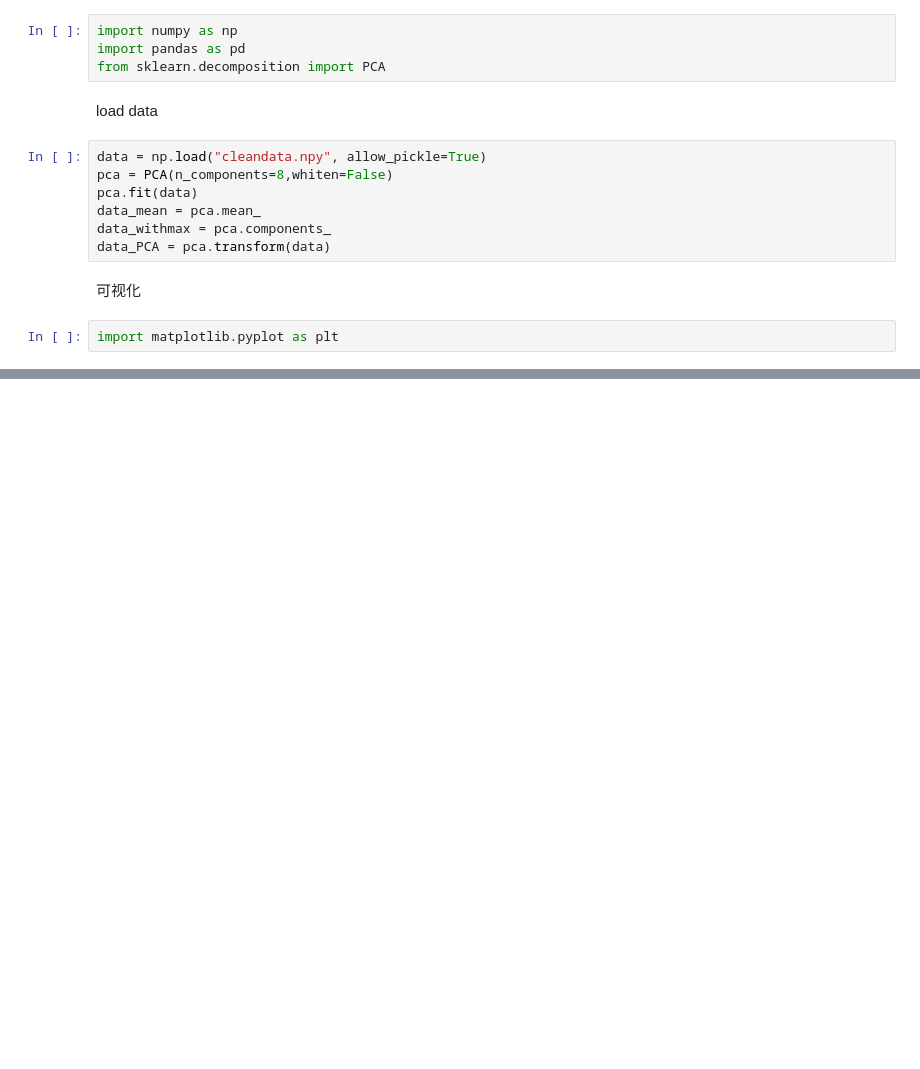
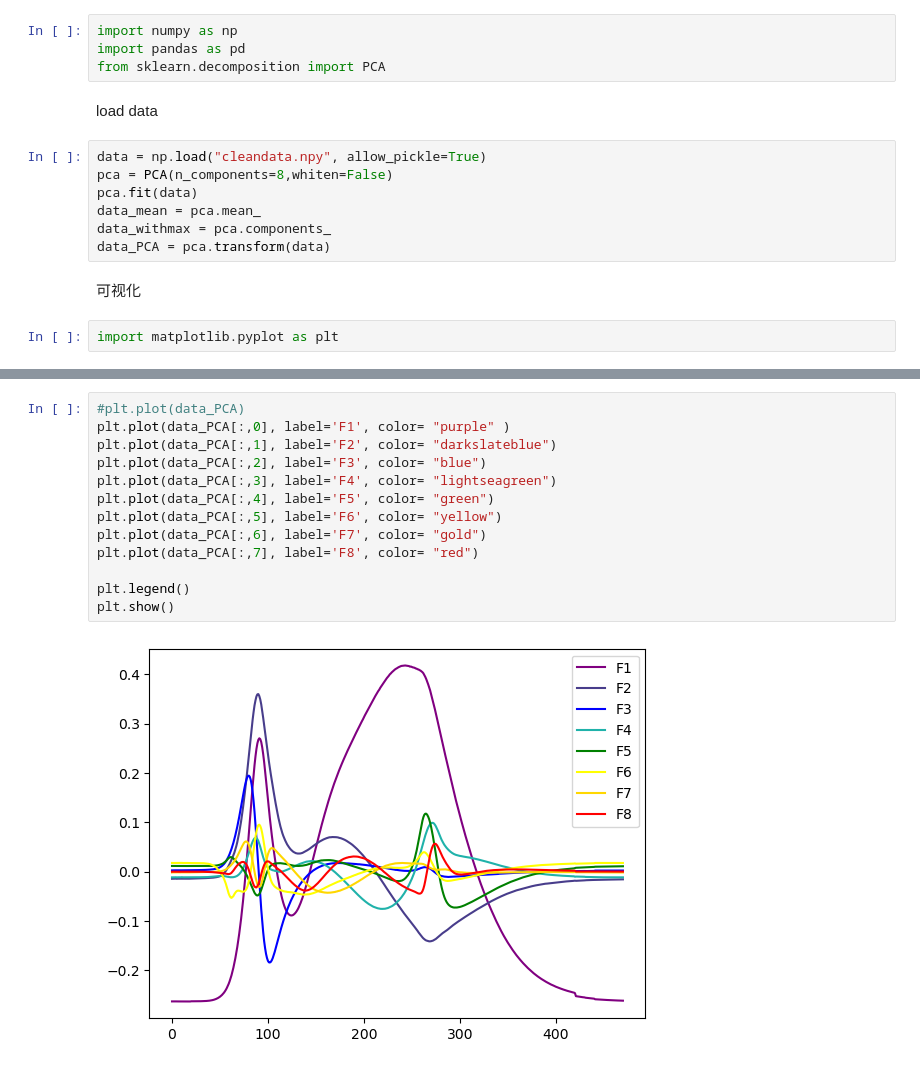
Before and after one commit to DTC320/ComputationalSpectrometers, a Jupyter notebook: PCA.ipynb, the cells around one changed output, grey strips where cells are left out. Saved outputs shown, nothing was run; the diff lists cells and outputs as text; blank space fills up the shorter version.

Commit message:
change color

```diff
--- a/PCA.ipynb
+++ b/PCA.ipynb
@@ -27,3 +28,18 @@ plt.plot(data_PCA)
  <matplotlib.lines.Line2D at 0x...>,
  <matplotlib.lines.Line2D at 0x...>]
 [figure]
+# %%
+#plt.plot(data_PCA)
+plt.plot(data_PCA[:,0], label='F1', color= "purple" )
+plt.plot(data_PCA[:,1], label='F2', color= "darkslateblue")
+plt.plot(data_PCA[:,2], label='F3', color= "blue")
+plt.plot(data_PCA[:,3], label='F4', color= "lightseagreen")
+plt.plot(data_PCA[:,4], label='F5', color= "green")
+plt.plot(data_PCA[:,5], label='F6', color= "yellow")
+plt.plot(data_PCA[:,6], label='F7', color= "gold")
+plt.plot(data_PCA[:,7], label='F8', color= "red")
+
+plt.legend()
+plt.show()
+# %% [output]
+[figure, added]
```
Also changed, not shown: parts of 1 cell of this notebook.
